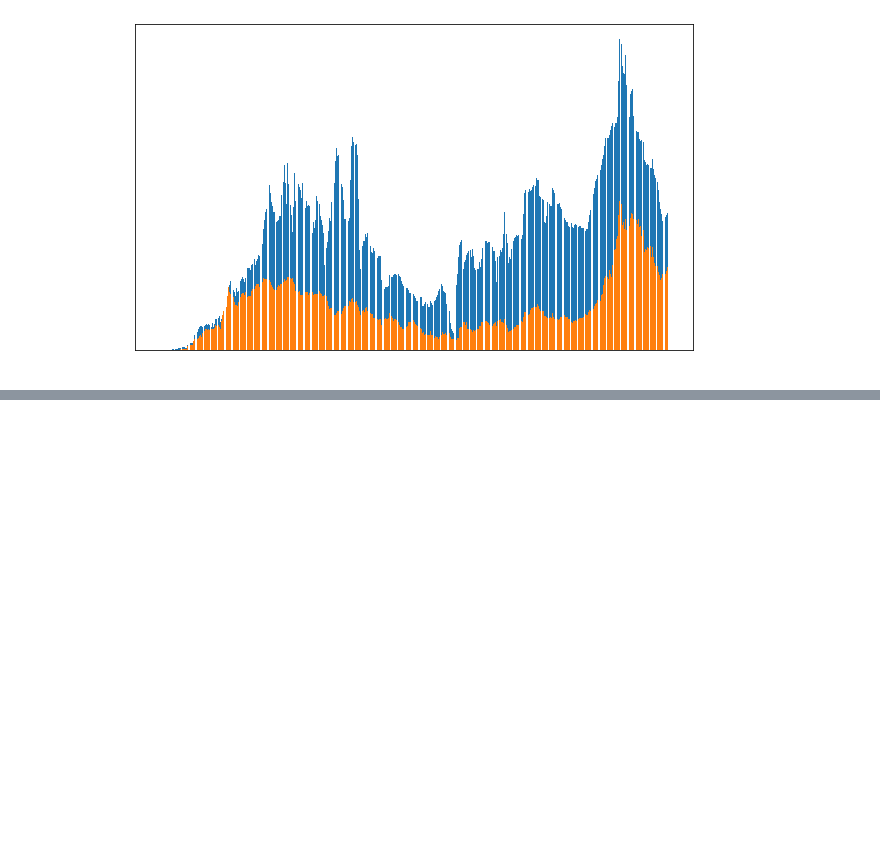
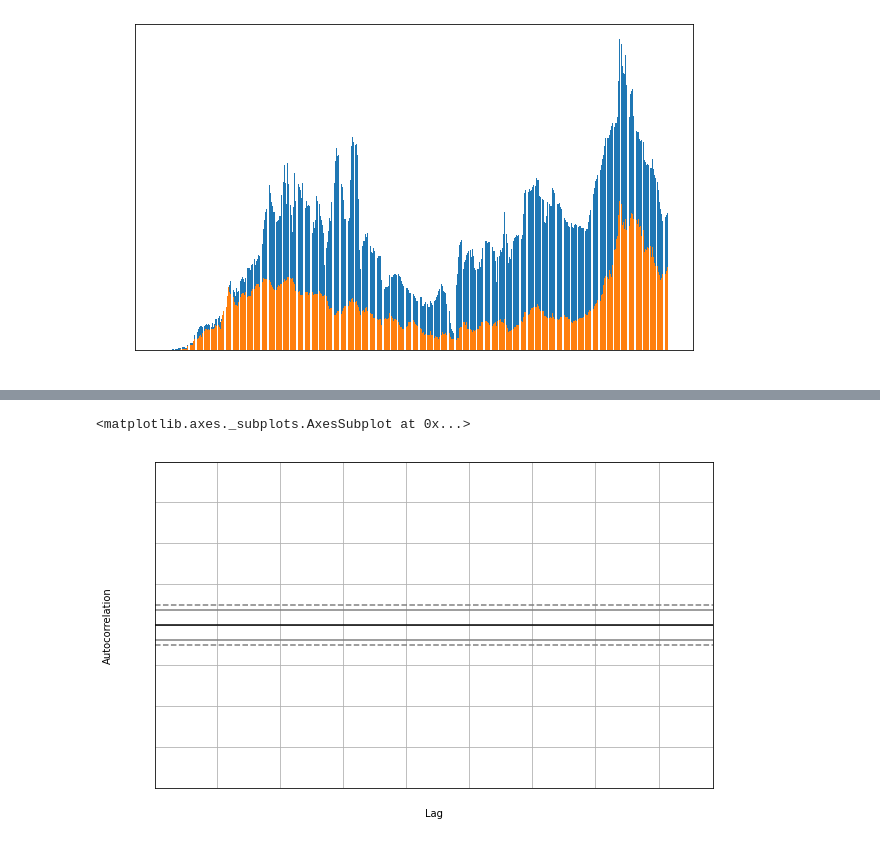
Before and after one commit to ViniciusCastillo/Aprendendo, a Jupyter notebook: BootcampAlura_Modulo3_Aula1.ipynb, the cells around one changed output, grey strips where cells are left out. Cells and saved outputs as stored; diff of their text form; code cells hidden in the pictures; blank space fills up the shorter version.

```diff
--- a/BootcampAlura_Modulo3_Aula1.ipynb
+++ b/BootcampAlura_Modulo3_Aula1.ipynb
@@ -132,0 +144,5 @@ plt.bar(dados_sp["datahora"], dados_sp["media_movel_obitos"]*10)
+# %%
+autocorrelation_plot(dados_sp['media_movel_casos'])
+# %% [output]
+<matplotlib.axes._subplots.AxesSubplot at 0x...>
+[figure, added]
```
Also changed, not shown: parts of 13 cells of this notebook.
